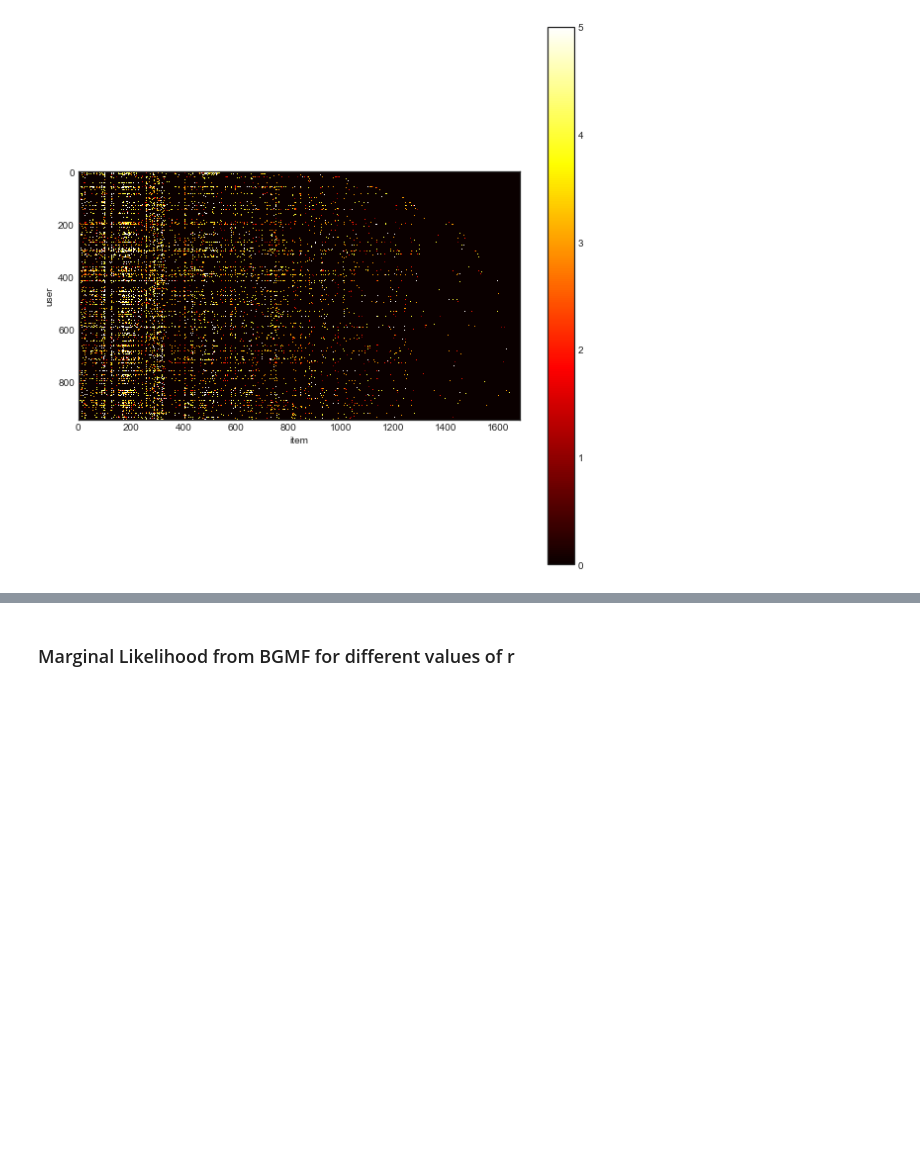
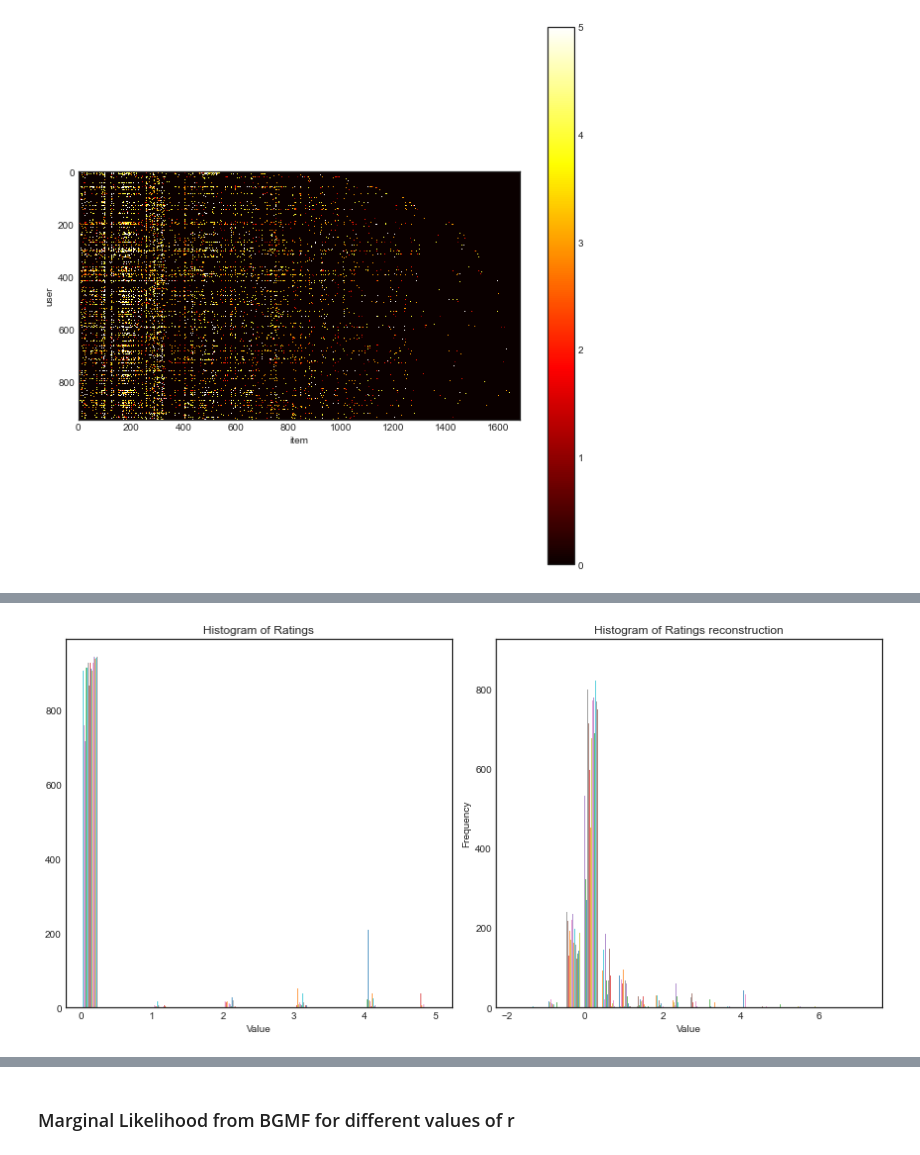
Before and after one commit to T0NY1302/Bayesian-Matrix-Factorisation, a Jupyter notebook: Bayesian_Matrix_Variate_Gaussian_Matrix_Factorisation.ipynb, the cells around one changed output, grey strips where cells are left out. Saved outputs shown, nothing was run; the diff lists cells and outputs as text; code cells hidden in the pictures; blank space fills up the shorter version.

```diff
--- a/Bayesian_Matrix_Variate_Gaussian_Matrix_Factorisation.ipynb
+++ b/Bayesian_Matrix_Variate_Gaussian_Matrix_Factorisation.ipynb
@@ -260,0 +272,22 @@ plt.plot(range(T-burnin), nmse_running)
+# %%
+fig, axs = plt.subplots(1, 2, figsize=(12, 6))
+
+# First subplot for Y_pred
+axs[1].hist(Y_pred, bins=20, alpha=0.7)
+axs[1].set_title('Histogram of Ratings reconstruction')
+axs[1].set_xlabel('Value')
+axs[1].set_ylabel('Frequency')
+
+# Second subplot for ratings
+axs[0].hist(ratings, bins=20, alpha=0.7)
+axs[0].set_title('Histogram of Ratings')
+axs[0].set_xlabel('Value')
+# axs[1].set_ylabel('Frequency')  # Optional, as y-axis is same as first plot
+
+# Adjust layout
+plt.tight_layout()
+
+# Show the plot
+plt.show()
+# %% [output]
+[figure, added]
```
Also changed, not shown: parts of 5 cells of this notebook.
